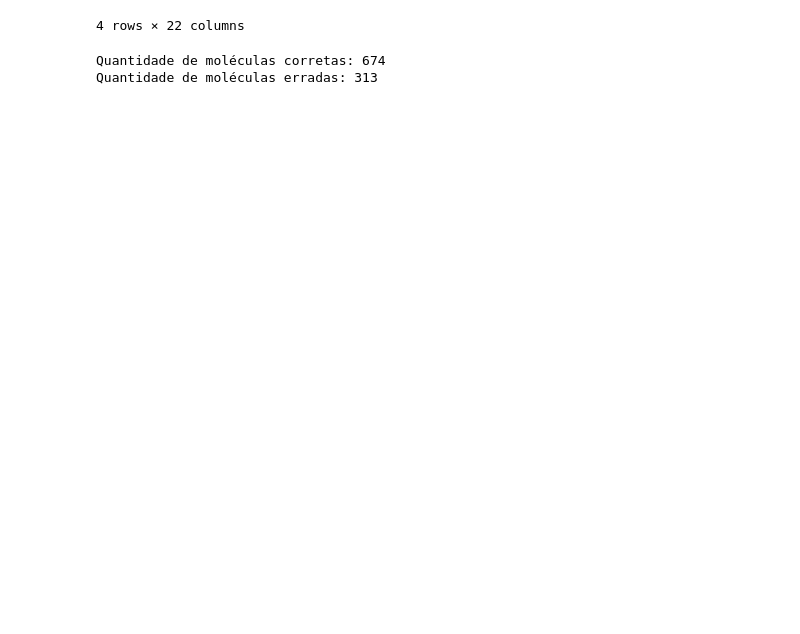
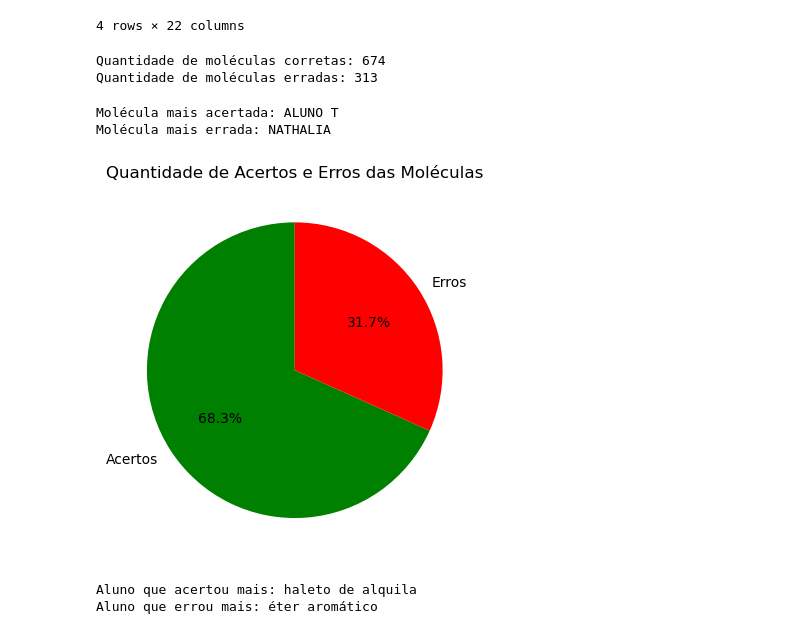
Before and after one commit to joaocos74/QU-MICA, a Jupyter notebook: BANCO DE DADOS.ipynb, the cells around one changed output. Saved outputs shown, nothing was run; the diff lists cells and outputs as text; code cells hidden in the pictures; blank space fills up the shorter version.

```diff
--- a/BANCO DE DADOS.ipynb
+++ b/BANCO DE DADOS.ipynb
@@ -51,0 +70,52 @@ Quantidade de moléculas erradas: 313
+# %%
+# Calcular a quantidade de acertos e erros por molécula
+quantidade_acertos = tabela.iloc[:, 1:].eq('correto').sum()
+quantidade_erros = tabela.iloc[:, 1:].eq('errado').sum()
+
+# Encontrar a molécula mais acertada e mais errada
+molécula_mais_acertada = quantidade_acertos.idxmax()
+molécula_mais_errada = quantidade_erros.idxmax()
+
+# Imprimir os resultados
+print('Molécula mais acertada:', molécula_mais_acertada)
+print('Molécula mais errada:', molécula_mais_errada)
+# %% [output]
+Molécula mais acertada: ALUNO T
+Molécula mais errada: NATHALIA
+# %%
+import matplotlib.pyplot as plt
+
+# Calcular o total de acertos e erros
+total_acertos = quantidade_acertos.sum()
+total_erros = quantidade_erros.sum()
+
+# Criar os dados para o gráfico
+dados = [total_acertos, total_erros]
+labels = ['Acertos', 'Erros']
+colors = ['green', 'red']
+
+# Criar o gráfico de pizza
+plt.pie(dados, labels=labels, colors=colors, autopct='%1.1f%%', startangle=90)
+
+# Adicionar título ao gráfico
+plt.title('Quantidade de Acertos e Erros das Moléculas')
+
+# Exibir o gráfico
+plt.show()
+# %% [output]
+[figure, added]
+# %%
+# Calcular a quantidade de acertos e erros por aluno
+quantidade_acertos = tabela.iloc[:, 1:].eq('correto').sum(axis=1)
+quantidade_erros = tabela.iloc[:, 1:].eq('errado').sum(axis=1)
+
+# Encontrar o aluno que acertou mais e o que errou mais
+aluno_mais_acertou = quantidade_acertos.idxmax()
+aluno_mais_errou = quantidade_erros.idxmax()
+
+# Imprimir os resultados
+print('Aluno que acertou mais:', tabela.iloc[aluno_mais_acertou, 0])
+print('Aluno que errou mais:', tabela.iloc[aluno_mais_errou, 0])
+# %% [output]
+Aluno que acertou mais: haleto de alquila
+Aluno que errou mais: éter aromático
```
Also changed, not shown: parts of 4 cells of this notebook, 1 other file.
